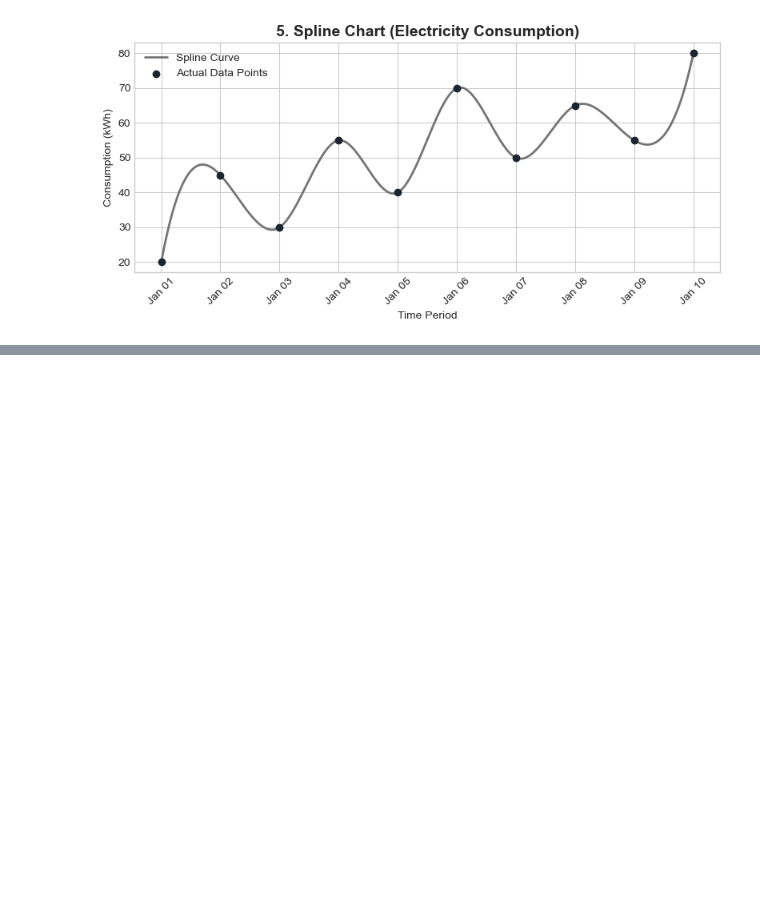
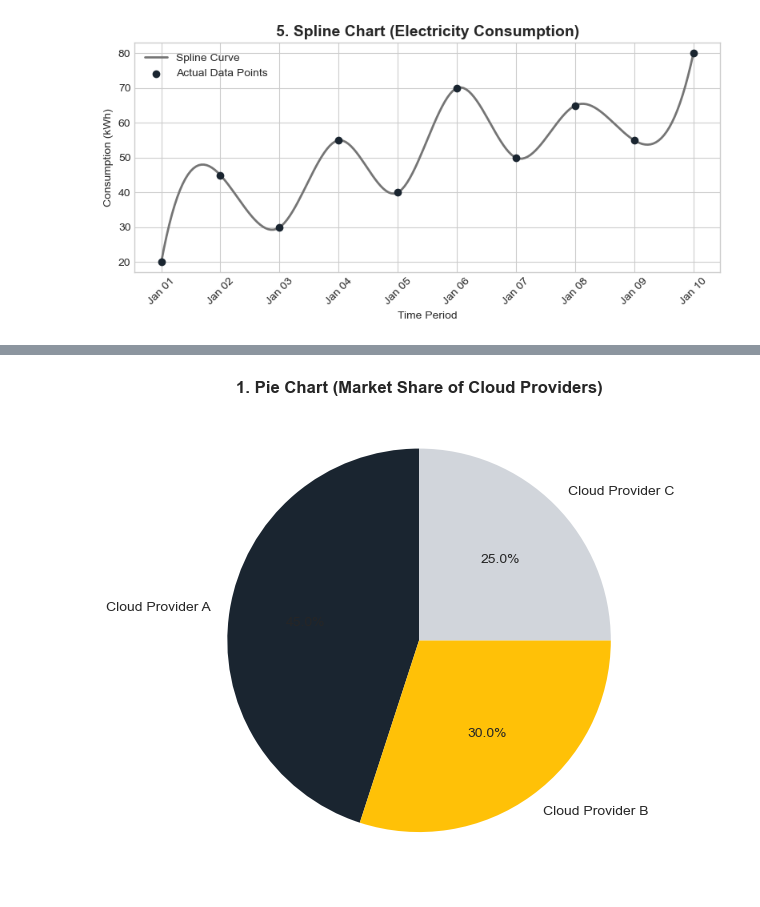
Before and after one commit to Kurodataio/Data_Visualizations, a Jupyter notebook: data_visualizations.ipynb, the cells around one changed output, grey strips where cells are left out. Drawn from its saved outputs; the diff is of its cells as text; code cells hidden in the pictures; blank space fills up the shorter version.

Commit message:
Add Pie Chart

```diff
--- a/data_visualizations.ipynb
+++ b/data_visualizations.ipynb
@@ -139,0 +155,24 @@ plt.show()
+# %%
+# Set up clean plotting styling
+%matplotlib inline
+colors_palette = ["#1a2530", "#ffc107", "#d1d5db"]
+# %%
+# -------------------------------------------------------------
+# 1. Pie Chart
+# -------------------------------------------------------------
+plt.figure(figsize=(6, 6))
+labels_pie = ["Cloud Provider A", "Cloud Provider B", "Cloud Provider C"]
+sizes_pie = [45, 30, 25]
+
+plt.pie(
+    sizes_pie,
+    labels=labels_pie,
+    autopct="%1.1f%%",
+    startangle=90,
+    colors=colors_palette,
+)
+plt.title("1. Pie Chart (Market Share of Cloud Providers)", fontweight="bold")
+plt.tight_layout()
+plt.show()
+# %% [output]
+[figure, added]
```
Also changed, not shown: parts of 4 cells of this notebook.
